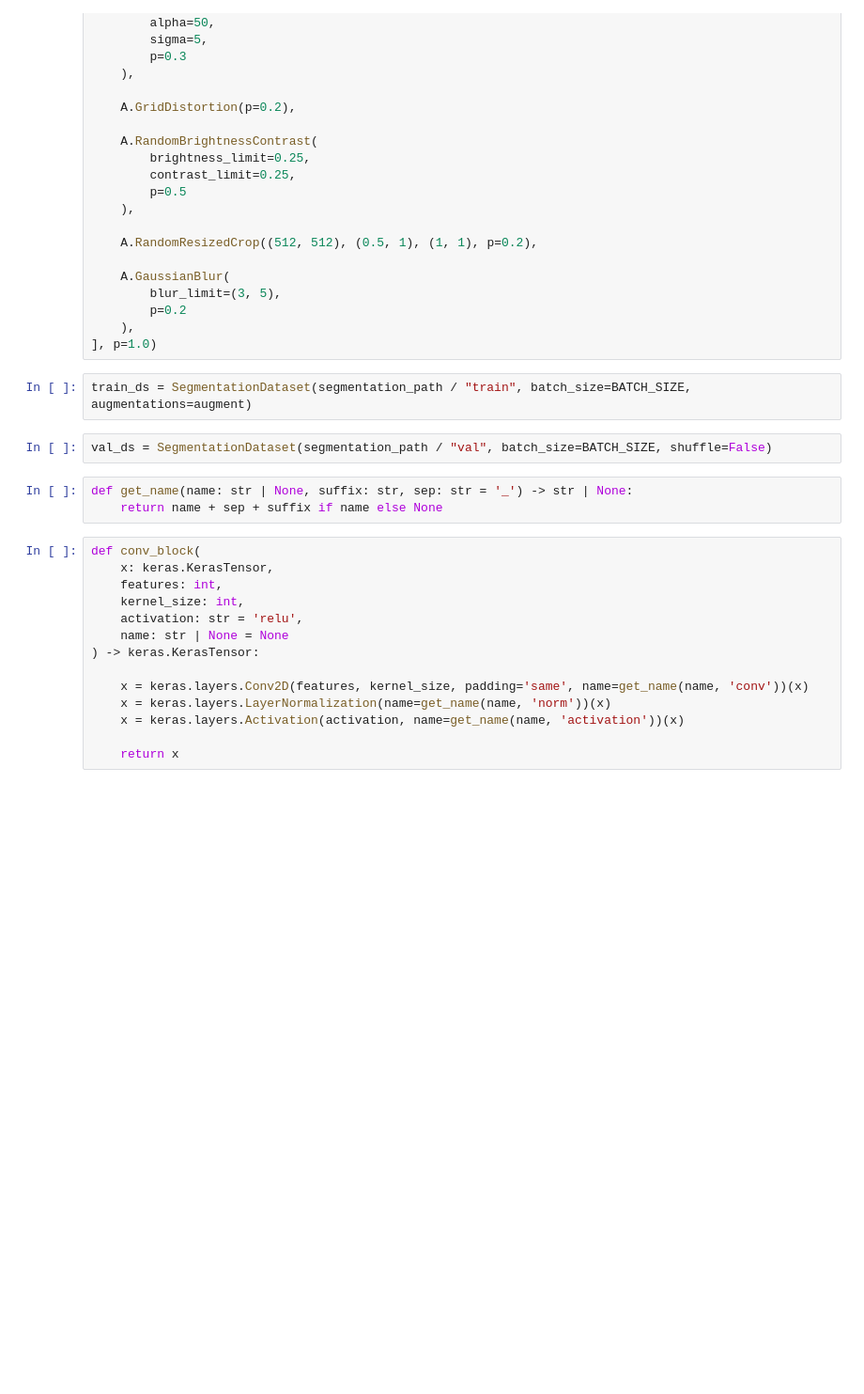
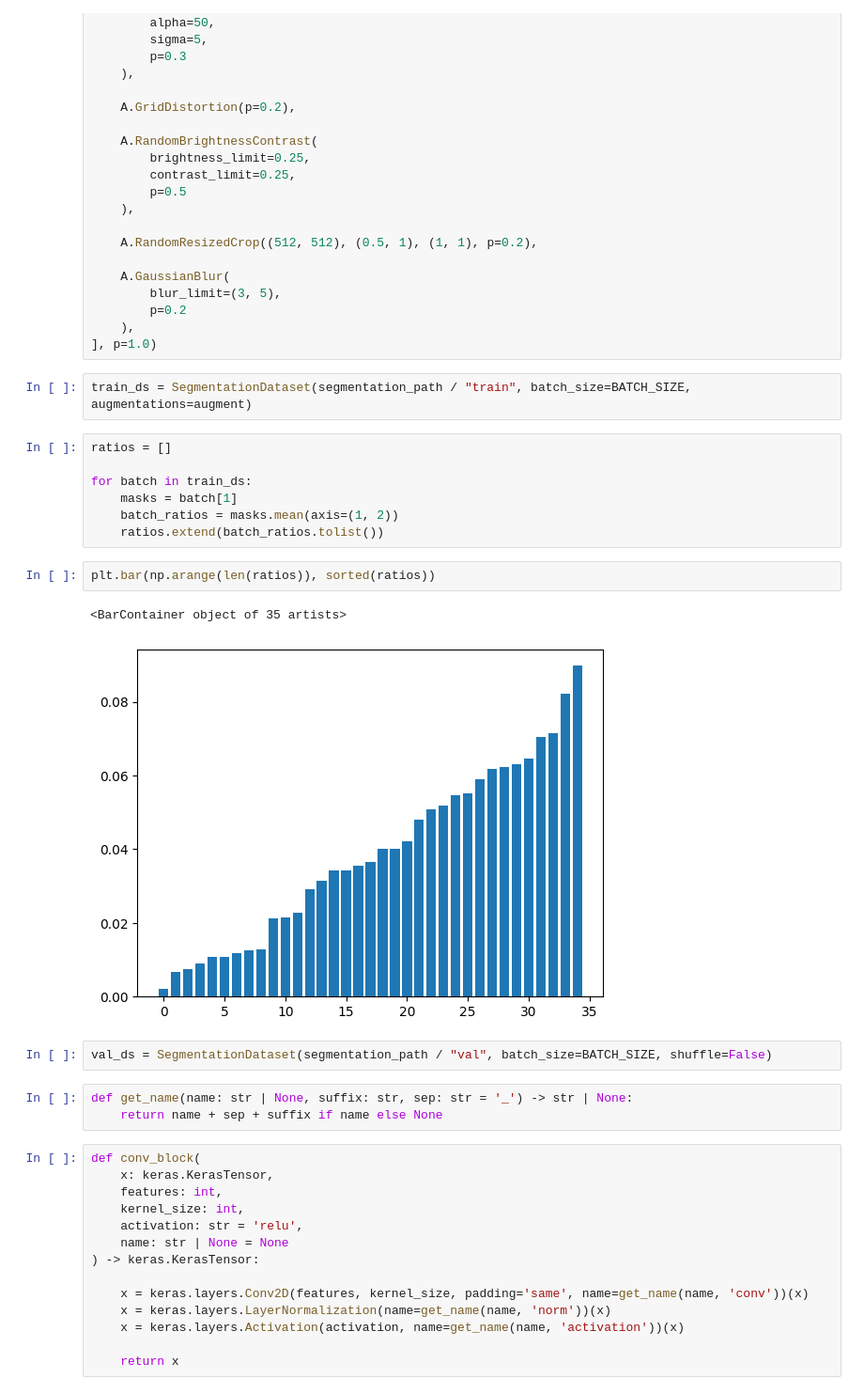
Before and after one commit to ReSpix/neural, a Jupyter notebook: notebooks/segmentation.ipynb, the cells around one changed output. Shown at 94% size. Saved outputs shown, nothing was run; the diff lists cells and outputs as text; blank space fills up the shorter version.

```diff
--- a/notebooks/segmentation.ipynb
+++ b/notebooks/segmentation.ipynb
@@ -160,6 +160,18 @@ augment = A.Compose([
 ], p=1.0)
 # %%
 train_ds = SegmentationDataset(segmentation_path / "train", batch_size=BATCH_SIZE, augmentations=augment)
+# %%
+ratios = []
+
+for batch in train_ds:
+    masks = batch[1]
+    batch_ratios = masks.mean(axis=(1, 2))
+    ratios.extend(batch_ratios.tolist())
+# %%
+plt.bar(np.arange(len(ratios)), sorted(ratios))
+# %% [output]
+<BarContainer object of 35 artists>
+[figure, added]
 # %%
 val_ds = SegmentationDataset(segmentation_path / "val", batch_size=BATCH_SIZE, shuffle=False)
 # %%
```
Also changed, not shown: parts of 10 cells of this notebook.
